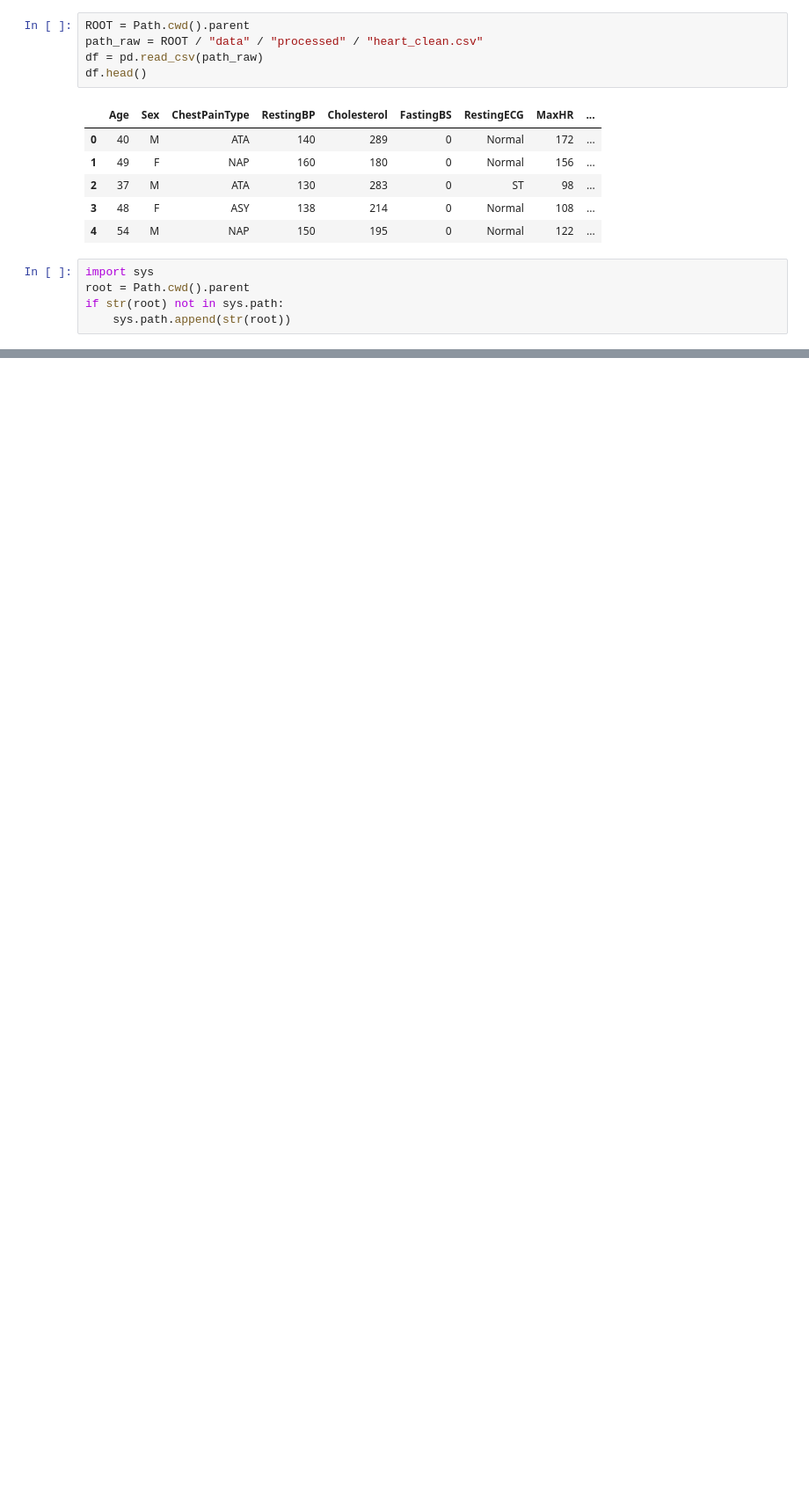
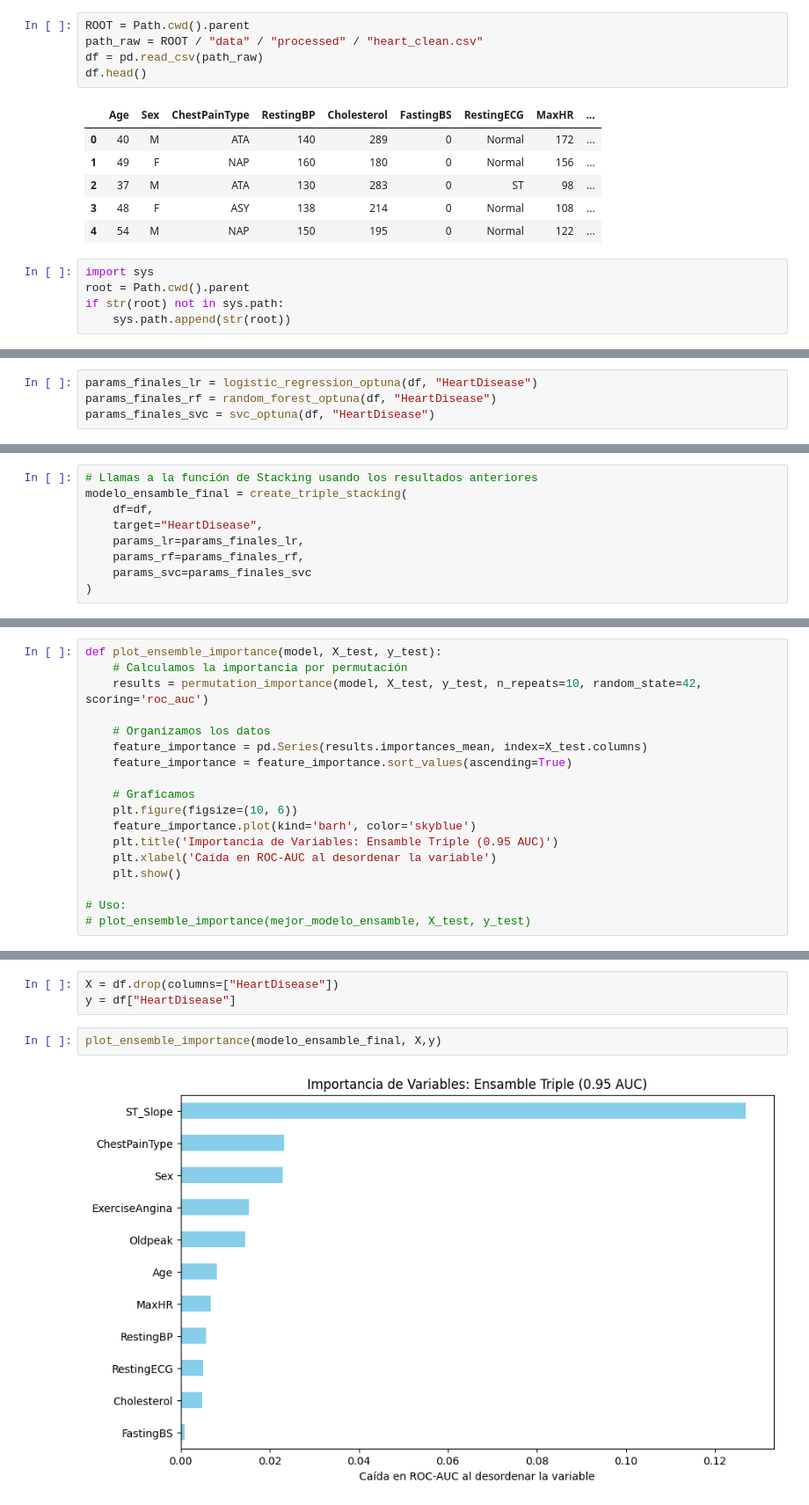
Before and after one commit to favc0608/Heart-Failure-Prediction_-Data-Science-Project, a Jupyter notebook: notebooks/models.ipynb, the cells around one changed output, grey strips where cells are left out. Shown at 88% size. Cells and saved outputs as stored; diff of their text form; blank space fills up the shorter version.

```diff
--- a/notebooks/models.ipynb
+++ b/notebooks/models.ipynb
@@ -330,0 +483,4 @@ optimize_xgb(df, "HeartDisease")
+# %%
+params_finales_lr = logistic_regression_optuna(df, "HeartDisease")
+params_finales_rf = random_forest_optuna(df, "HeartDisease")
+params_finales_svc = svc_optuna(df, "HeartDisease")
@@ -330,0 +662,9 @@ optimize_xgb(df, "HeartDisease")
+# %%
+# Llamas a la función de Stacking usando los resultados anteriores
+modelo_ensamble_final = create_triple_stacking(
+    df=df,
+    target="HeartDisease",
+    params_lr=params_finales_lr,
+    params_rf=params_finales_rf,
+    params_svc=params_finales_svc
+)
@@ -330,0 +697,18 @@ optimize_xgb(df, "HeartDisease")
+# %%
+def plot_ensemble_importance(model, X_test, y_test):
+    # Calculamos la importancia por permutación
+    results = permutation_importance(model, X_test, y_test, n_repeats=10, random_state=42, scoring='roc_auc')
+
+    # Organizamos los datos
+    feature_importance = pd.Series(results.importances_mean, index=X_test.columns)
+    feature_importance = feature_importance.sort_values(ascending=True)
+
+    # Graficamos
+    plt.figure(figsize=(10, 6))
+    feature_importance.plot(kind='barh', color='skyblue')
+    plt.title('Importancia de Variables: Ensamble Triple (0.95 AUC)')
+    plt.xlabel('Caída en ROC-AUC al desordenar la variable')
+    plt.show()
+
+# Uso:
+# plot_ensemble_importance(mejor_modelo_ensamble, X_test, y_test)
@@ -330,0 +719,7 @@ optimize_xgb(df, "HeartDisease")
+# %%
+X = df.drop(columns=["HeartDisease"])
+y = df["HeartDisease"]
+# %%
+plot_ensemble_importance(modelo_ensamble_final, X,y)
+# %% [output]
+[figure, added]
```
Also changed, not shown: parts of 37 cells of this notebook, 4 other files.
